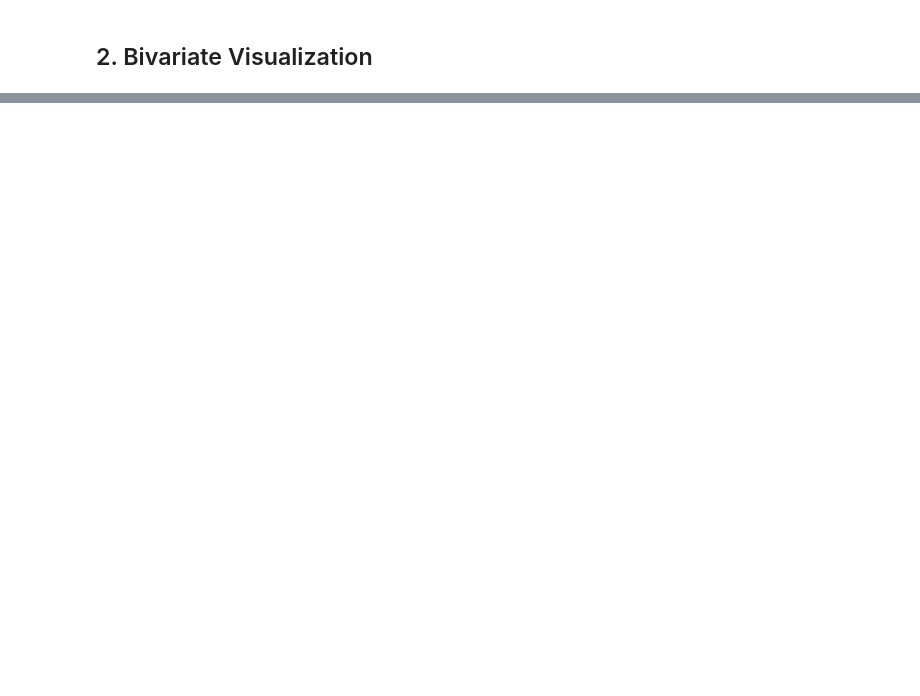
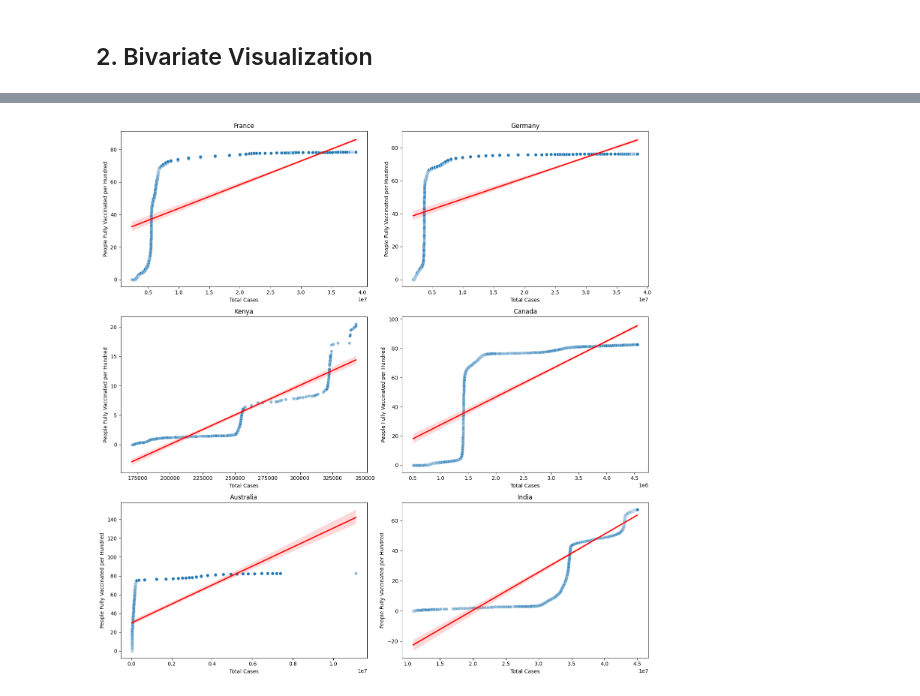
Before and after one commit to fengyu20/covid_data_analysis, a Jupyter notebook: covid_analysis.ipynb, the cells around one changed output, grey strips where cells are left out. Cells and saved outputs as stored; diff of their text form; code cells hidden in the pictures; blank space fills up the shorter version.

```diff
--- a/covid_analysis.ipynb
+++ b/covid_analysis.ipynb
@@ -187,0 +188,14 @@ TypeError: Axes.bar() missing 1 required positional argument: 'height'
+# %%
+def create_scatter_plots(ax, country_name):
+    country_df = covid_df[covid_df['location'] == country_name].copy()
+
+    sns.scatterplot(ax=ax, x='total_cases', y='people_fully_vaccinated_per_hundred', data=country_df, alpha=0.5)
+    sns.regplot(ax=ax, x='total_cases', y='people_fully_vaccinated_per_hundred', data=country_df, scatter=False, color='red')
+
+    ax.set_xlabel('Total Cases')
+    ax.set_ylabel('People Fully Vaccinated per Hundred')
+    ax.set_title(f'{country_name}')
+# %%
+create_plots(target_countries_list, create_scatter_plots, cols = 2 )
+# %% [output]
+[figure, added]
```
Also changed, not shown: parts of 20 cells of this notebook.
